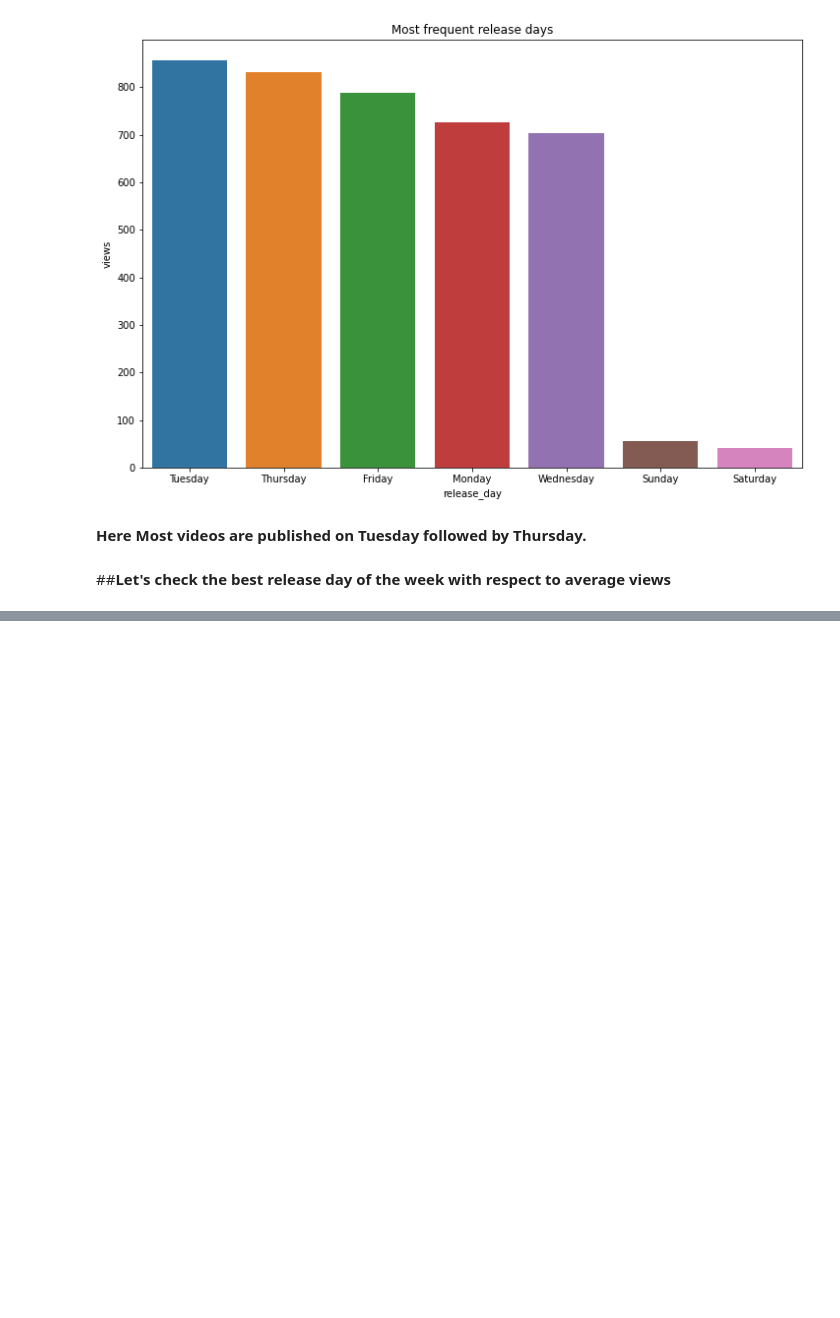
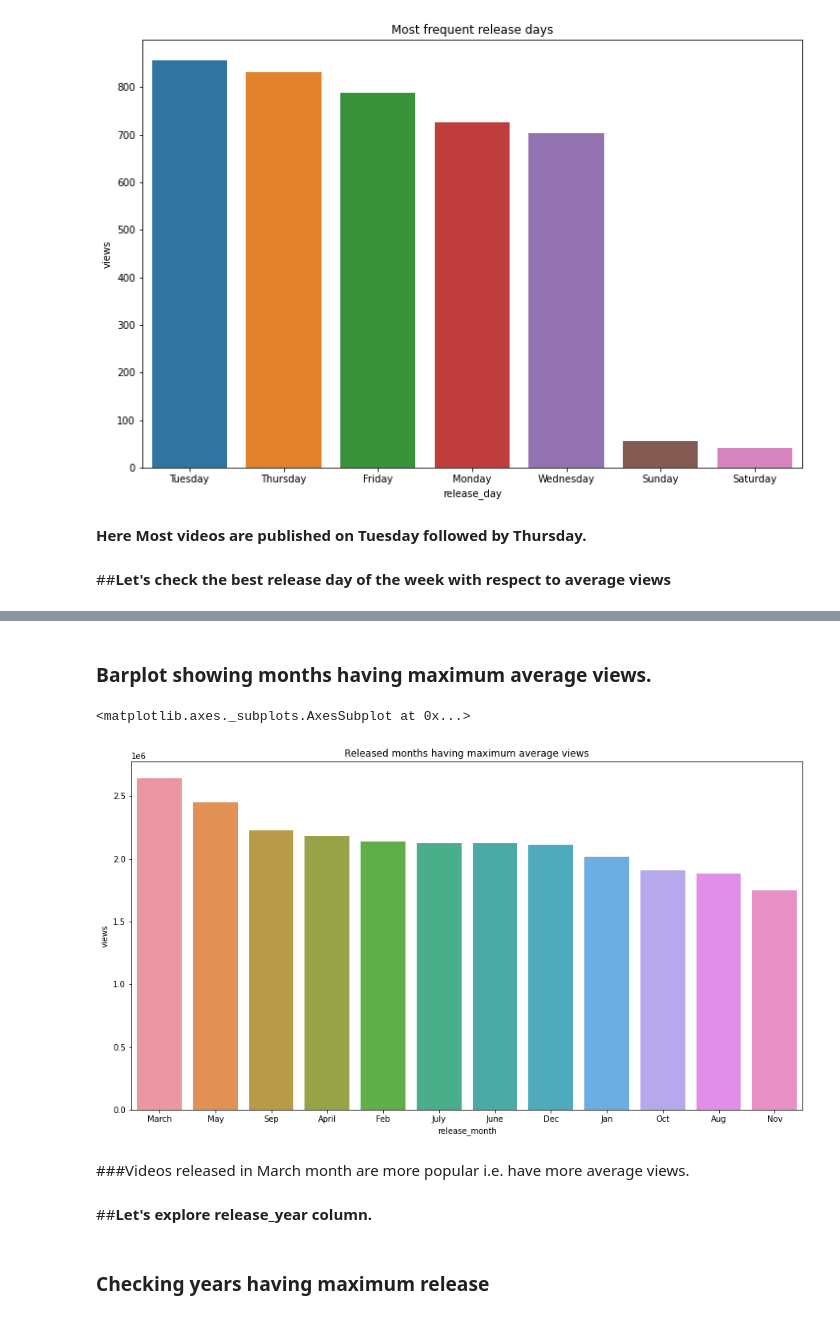
Before and after one commit to Asohail115/Ted-Talk-Views-Prediction, a Jupyter notebook: Ted_Talk_Views_Prediction.ipynb, the cells around one changed output, grey strips where cells are left out. Drawn from its saved outputs; the diff is of its cells as text; code cells hidden in the pictures; blank space fills up the shorter version.

```diff
--- a/Ted_Talk_Views_Prediction.ipynb
+++ b/Ted_Talk_Views_Prediction.ipynb
@@ -486,0 +537,15 @@ Text(0.5, 1.0, 'Most frequent release days')
+# %% [markdown]
+### Barplot showing months having maximum average views.
+# %%
+plt.figure(figsize=(15,8))
+plt.title('Released months having maximum average views')
+sns.barplot(x='release_month',y='views',data=pop_rel_month)
+# %% [output]
+<matplotlib.axes._subplots.AxesSubplot at 0x...>
+[figure, added]
+# %% [markdown]
+###Videos released in March month are more popular i.e. have more average views.
+# %% [markdown]
+##**Let's explore release_year column.**
+# %% [markdown]
+### Checking years having maximum release
```
Also changed, not shown: parts of 141 cells of this notebook.
